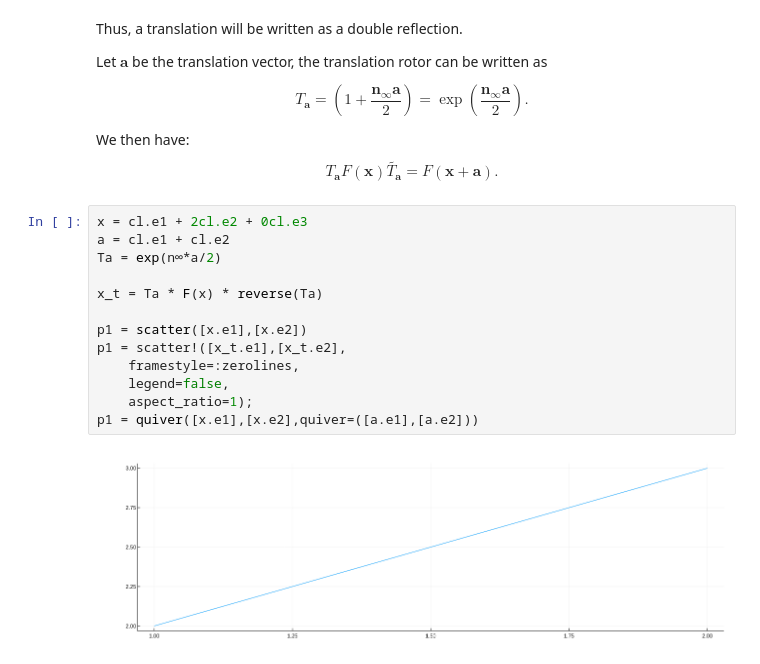
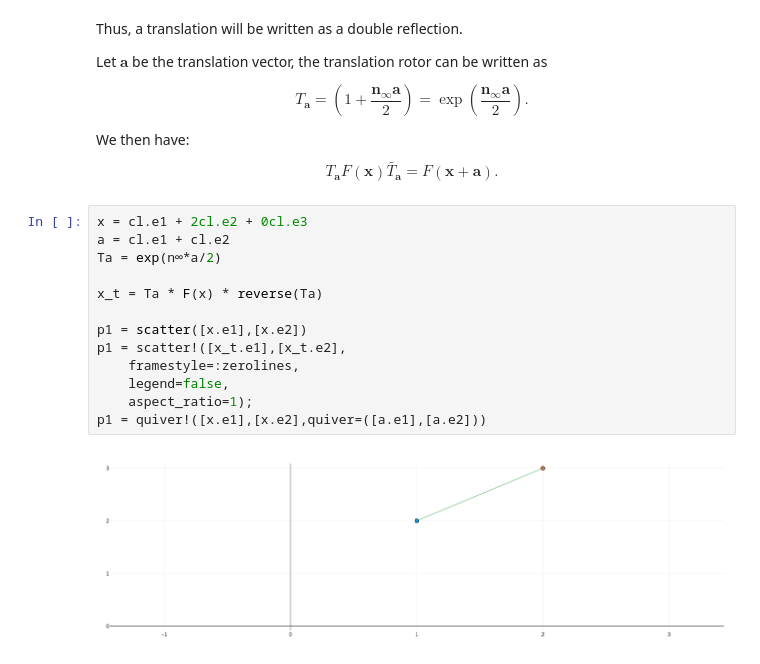
Before and after one commit to davibarreira/Julia_Tutorials, a Jupyter notebook: GeometricAlgebra/4 - Conformal Geometric Algebra.ipynb, the cells around one changed output. Saved outputs shown, nothing was run; the diff lists cells and outputs as text.

```diff
--- a/GeometricAlgebra/4 - Conformal Geometric Algebra.ipynb
+++ b/GeometricAlgebra/4 - Conformal Geometric Algebra.ipynb
@@ -251,15 +297,15 @@ $$
 # %%
 x = cl.e1 + 2cl.e2 + 0cl.e3
 a = cl.e1 + cl.e2
 Ta = exp(n∞*a/2)
 
 x_t = Ta * F(x) * reverse(Ta)
 
 p1 = scatter([x.e1],[x.e2])
 p1 = scatter!([x_t.e1],[x_t.e2],
     framestyle=:zerolines,
     legend=false,
     aspect_ratio=1);
-p1 = quiver([x.e1],[x.e2],quiver=([a.e1],[a.e2]))
+p1 = quiver!([x.e1],[x.e2],quiver=([a.e1],[a.e2]))
 # %% [output]
-[figure, old version]
+[figure, new version]
```
Also changed, not shown: parts of 9 cells of this notebook, 1 other file.
